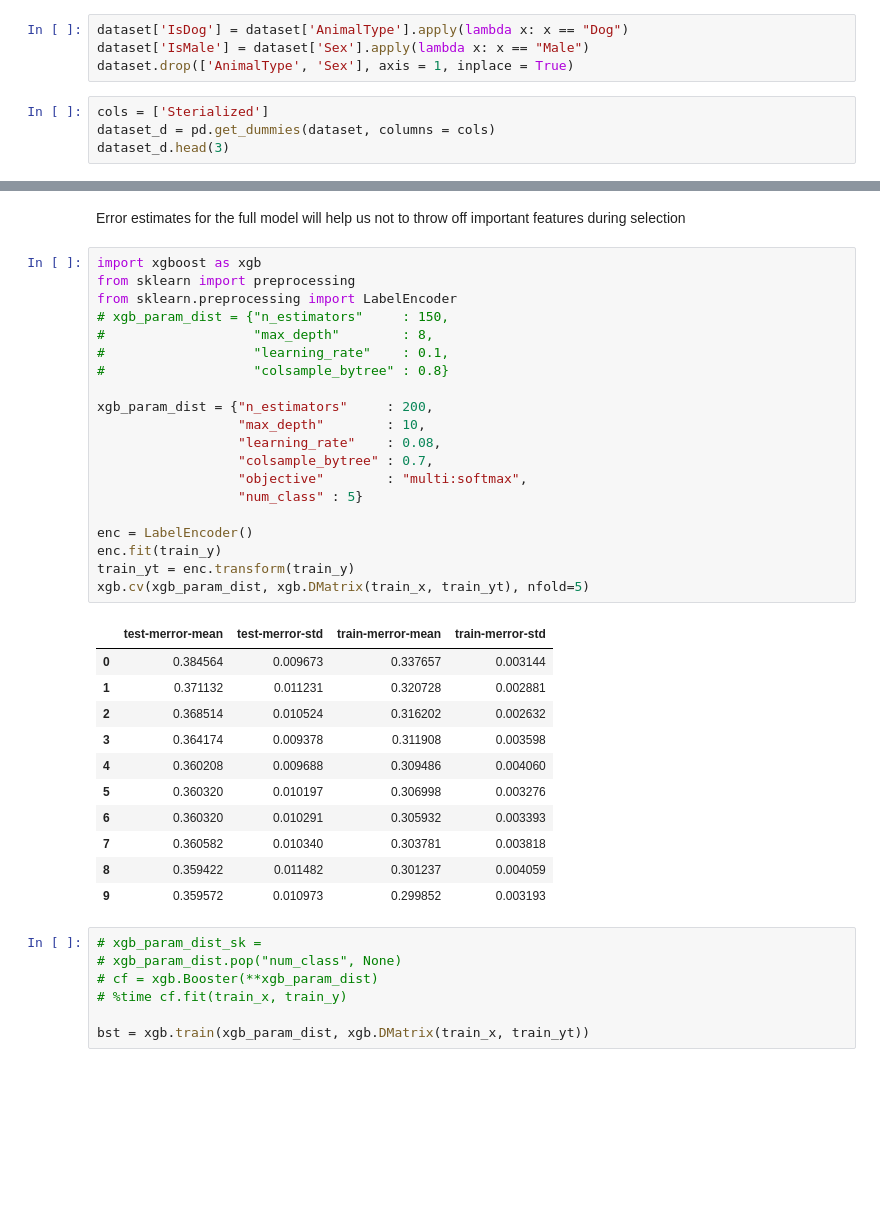
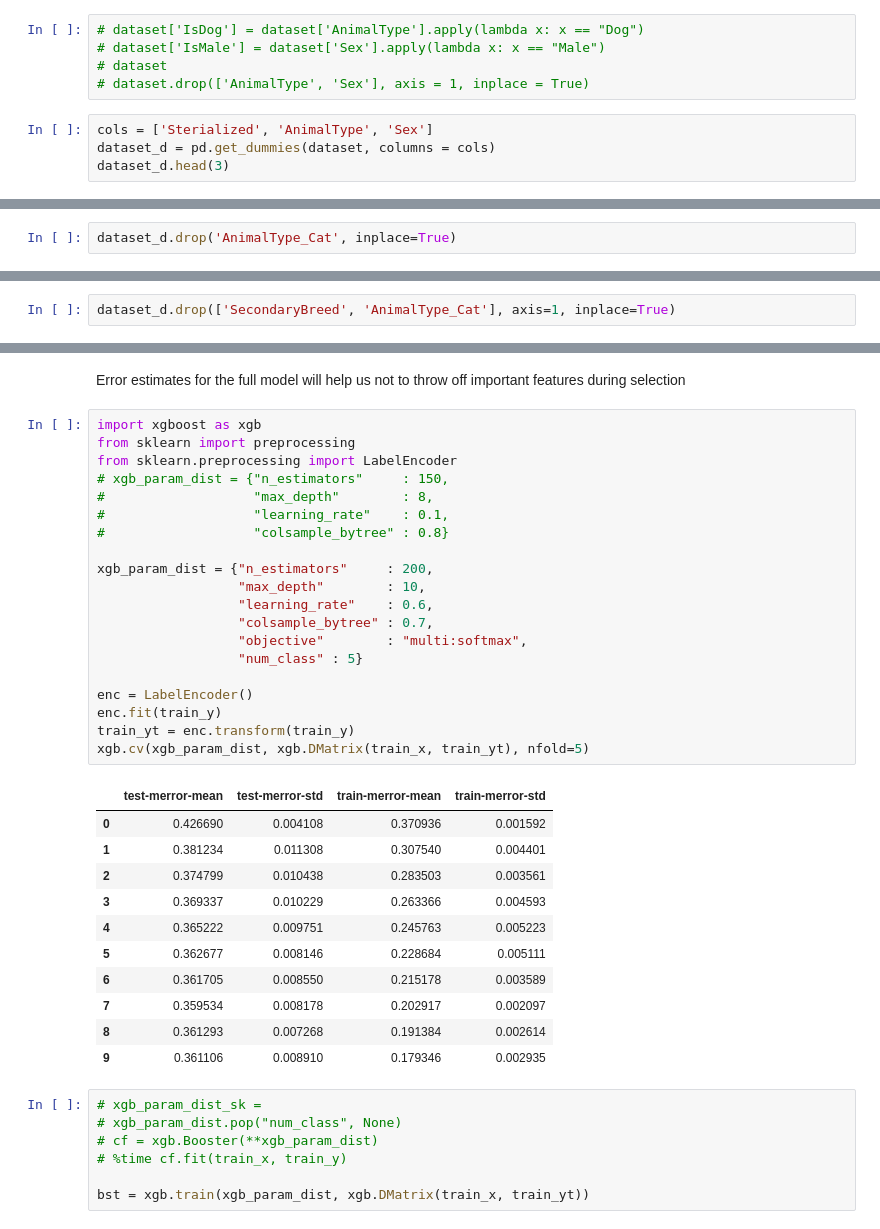
Before and after one commit to kdubovikov/shelter-animals, a Jupyter notebook: shelter-animals.ipynb, the cells around one changed output, grey strips where cells are left out. Drawn from its saved outputs; the diff is of its cells as text; blank space fills up the shorter version.

```diff
--- a/shelter-animals.ipynb
+++ b/shelter-animals.ipynb
@@ -188,11 +207,12 @@ dataset.drop('SexuponOutcome', axis = 1, inplace=True)
 # %% [markdown]
 Convert AnimalType to boolean feature
 # %%
-dataset['IsDog'] = dataset['AnimalType'].apply(lambda x: x == "Dog")
-dataset['IsMale'] = dataset['Sex'].apply(lambda x: x == "Male")
-dataset.drop(['AnimalType', 'Sex'], axis = 1, inplace = True)
+# dataset['IsDog'] = dataset['AnimalType'].apply(lambda x: x == "Dog")
+# dataset['IsMale'] = dataset['Sex'].apply(lambda x: x == "Male")
+# dataset
+# dataset.drop(['AnimalType', 'Sex'], axis = 1, inplace = True)
 # %%
-cols = ['Sterialized']
+cols = ['Sterialized', 'AnimalType', 'Sex']
 dataset_d = pd.get_dummies(dataset, columns = cols)
 dataset_d.head(3)
 # %% [output]
@@ -203,3 +224,5 @@ dataset_d.head(3)
+# %%
+dataset_d.drop('AnimalType_Cat', inplace=True)
 # %%
 # dataset_d.drop(['index'], axis=1, inplace=True)
 dataset_d.loc[:, dataset_d.columns.str.contains("OutcomeType")].head(1)
@@ -208,6 +231,8 @@ dataset_d.loc[:, dataset_d.columns.str.contains("OutcomeType")].head(1)
 | 0 | Return_to_owner |
 # %% [markdown]
 Now we fit XGBoost model on full dataset in order to perform feature selection
+# %%
+dataset_d.drop(['SecondaryBreed', 'AnimalType_Cat'], axis=1, inplace=True)
 # %%
 from sklearn.ensemble import ExtraTreesClassifier
 from sklearn.cross_validation import train_test_split
@@ -240,35 +265,35 @@ Error estimates for the full model will help us not to throw off important featu
 # %%
 import xgboost as xgb
 from sklearn import preprocessing
 from sklearn.preprocessing import LabelEncoder
 # xgb_param_dist = {"n_estimators"     : 150,
 #                   "max_depth"        : 8,
 #                   "learning_rate"    : 0.1,
 #                   "colsample_bytree" : 0.8}
 
 xgb_param_dist = {"n_estimators"     : 200,
                   "max_depth"        : 10,
-                  "learning_rate"    : 0.08,
+                  "learning_rate"    : 0.6,
                   "colsample_bytree" : 0.7,
                   "objective"        : "multi:softmax",
                   "num_class" : 5}
 
 enc = LabelEncoder()
 enc.fit(train_y)
 train_yt = enc.transform(train_y)
 xgb.cv(xgb_param_dist, xgb.DMatrix(train_x, train_yt), nfold=5)
 # %% [output]
 |  | test-merror-mean | test-merror-std | train-merror-mean | train-merror-std |
-| 0 | 0.384564 | 0.009673 | 0.337657 | 0.003144 |
-| 1 | 0.371132 | 0.011231 | 0.320728 | 0.002881 |
-| 2 | 0.368514 | 0.010524 | 0.316202 | 0.002632 |
-| 3 | 0.364174 | 0.009378 | 0.311908 | 0.003598 |
-| 4 | 0.360208 | 0.009688 | 0.309486 | 0.004060 |
-| 5 | 0.360320 | 0.010197 | 0.306998 | 0.003276 |
-| 6 | 0.360320 | 0.010291 | 0.305932 | 0.003393 |
-| 7 | 0.360582 | 0.010340 | 0.303781 | 0.003818 |
-| 8 | 0.359422 | 0.011482 | 0.301237 | 0.004059 |
-| 9 | 0.359572 | 0.010973 | 0.299852 | 0.003193 |
+| 0 | 0.426690 | 0.004108 | 0.370936 | 0.001592 |
+| 1 | 0.381234 | 0.011308 | 0.307540 | 0.004401 |
+| 2 | 0.374799 | 0.010438 | 0.283503 | 0.003561 |
+| 3 | 0.369337 | 0.010229 | 0.263366 | 0.004593 |
+| 4 | 0.365222 | 0.009751 | 0.245763 | 0.005223 |
+| 5 | 0.362677 | 0.008146 | 0.228684 | 0.005111 |
+| 6 | 0.361705 | 0.008550 | 0.215178 | 0.003589 |
+| 7 | 0.359534 | 0.008178 | 0.202917 | 0.002097 |
+| 8 | 0.361293 | 0.007268 | 0.191384 | 0.002614 |
+| 9 | 0.361106 | 0.008910 | 0.179346 | 0.002935 |
 # %%
 # xgb_param_dist_sk =
 # xgb_param_dist.pop("num_class", None)
```
Also changed, not shown: parts of 29 cells of this notebook.
